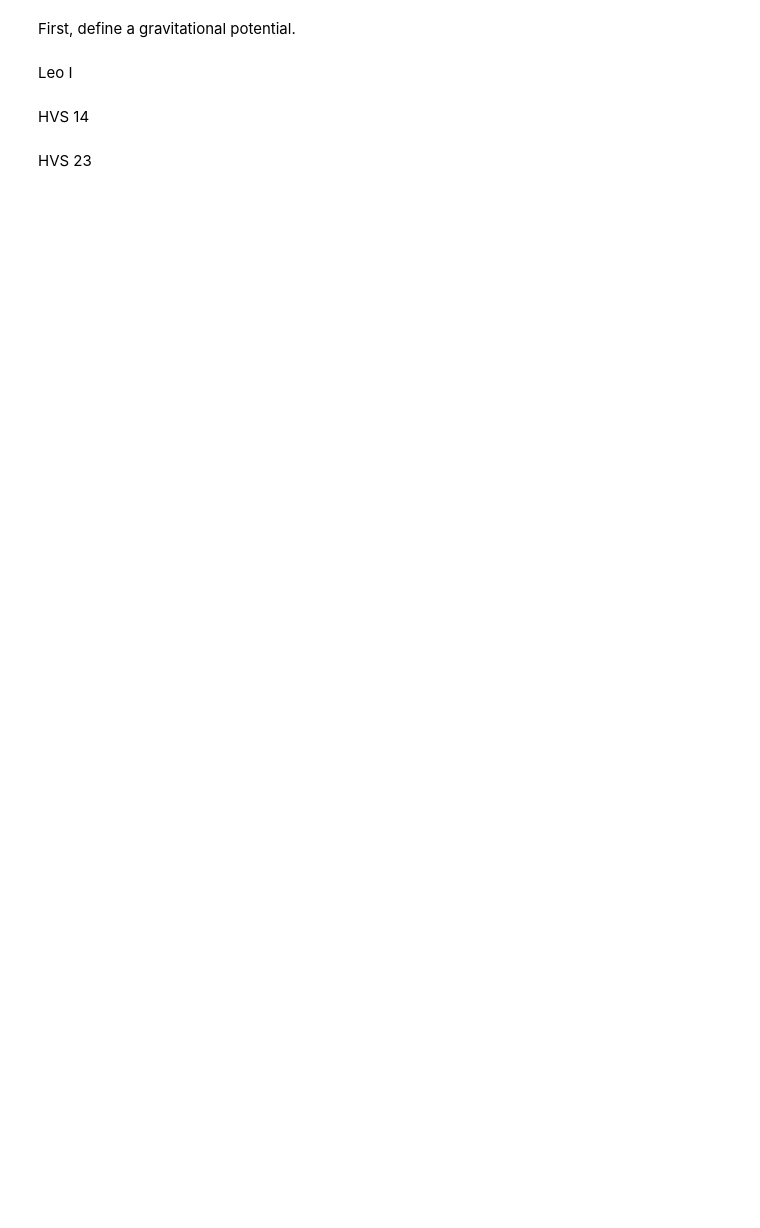
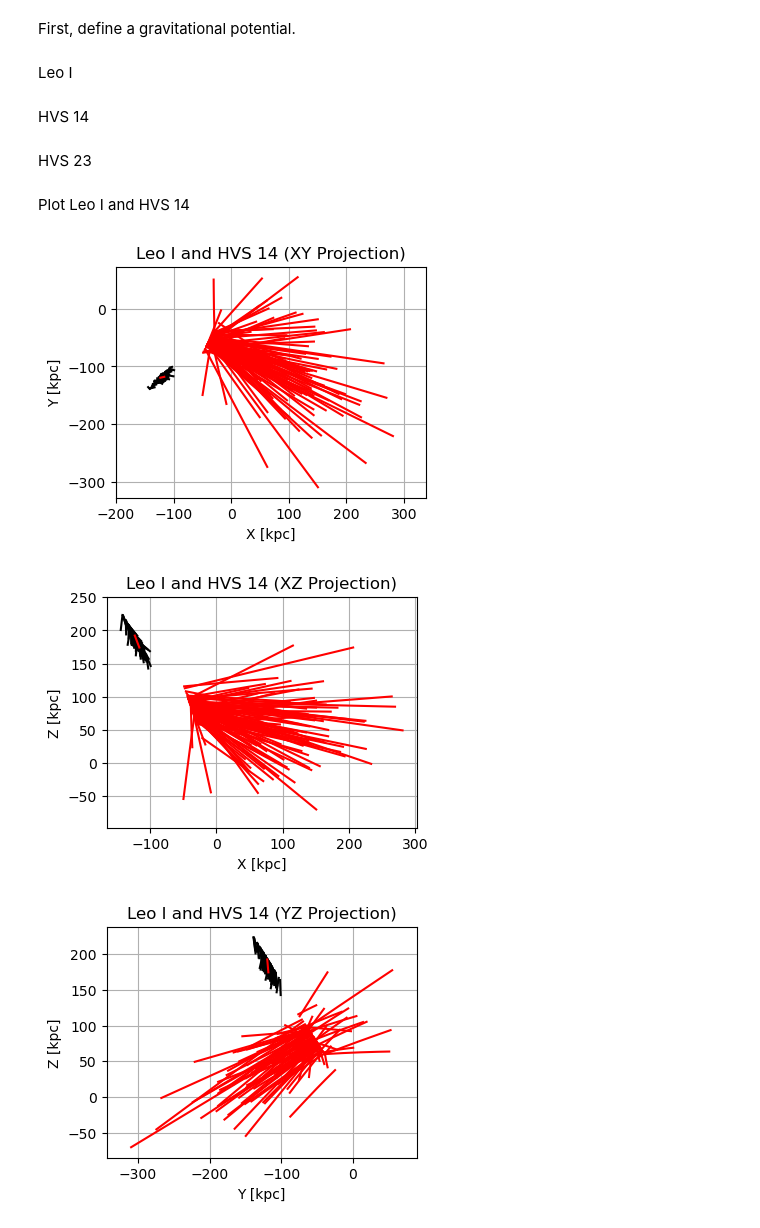
Before and after one commit to HaydenTedrake/HPV_project, a Jupyter notebook: LeoI.ipynb, the cells around one changed output. Drawn from its saved outputs; the diff is of its cells as text; code cells hidden in the pictures; blank space fills up the shorter version.

Commit message:
finished plots

```diff
--- a/LeoI.ipynb
+++ b/LeoI.ipynb
@@ -42,7 +42,7 @@ dwarf = coord.SkyCoord(
 dwarf_GC = dwarf.transform_to(coord.Galactocentric)
 
 dwarf_ics = gd.PhaseSpacePosition(pos=dwarf_GC.cartesian.xyz, vel=dwarf_GC.velocity.d_xyz)
-dwarf_orbit = pot.integrate_orbit(dwarf_ics, dt=-0.1*u.Myr, n_steps=10000) # 1 Gyr
+dwarf_orbit = pot.integrate_orbit(dwarf_ics, dt=-0.1*u.Myr, n_steps=1000) # 100 Myr
 
 n_samples = 100
 dwarf_ra_samples = np.random.normal(dict['ra'], dict['e_ra'], n_samples)
@@ -68,7 +68,7 @@ for ra, dec, dist, pmra, pmdec, rv in zip(dwarf_ra_samples, dwarf_dec_samples, d
 dwarf_orbits = []
 dwarf_orbits.append(dwarf_orbit)
 for ics in dwarf_ics_list:
-    orbit = pot.integrate_orbit(ics, dt=-0.1*u.Myr, n_steps=10000)
+    orbit = pot.integrate_orbit(ics, dt=-0.1*u.Myr, n_steps=1000)
     dwarf_orbits.append(orbit)
 # %% [markdown]
 HVS 14
@@ -99,7 +99,7 @@ hvs14 = coord.SkyCoord(
 hvs14_GC = dwarf.transform_to(coord.Galactocentric)
 
 hvs14_ics = gd.PhaseSpacePosition(pos=hvs14_GC.cartesian.xyz, vel=hvs14_GC.velocity.d_xyz)
-hvs14_orbit = pot.integrate_orbit(hvs14_ics, dt=-0.1*u.Myr, n_steps=10000) # 1 Gyr
+hvs14_orbit = pot.integrate_orbit(hvs14_ics, dt=-0.1*u.Myr, n_steps=1000) # 100 Myr
 
 hvs14_ra_samples = np.random.normal(dict14['ra'], dict14['e_ra'], n_samples)
 hvs14_dec_samples = np.random.normal(dict14['dec'], dict14['e_dec'], n_samples)
@@ -124,7 +124,7 @@ for ra, dec, dist, pmra, pmdec, rv in zip(hvs14_ra_samples, hvs14_dec_samples, h
 hvs14_orbits = []
 hvs14_orbits.append(hvs14_orbit)
 for ics in hvs14_ics_list:
-    orbit = pot.integrate_orbit(ics, dt=-0.1*u.Myr, n_steps=10000)
+    orbit = pot.integrate_orbit(ics, dt=-0.1*u.Myr, n_steps=1000)
     hvs14_orbits.append(orbit)
 # %% [markdown]
 HVS 23
@@ -155,7 +155,7 @@ hvs23 = coord.SkyCoord(
 hvs23_GC = dwarf.transform_to(coord.Galactocentric)
 
 hvs23_ics = gd.PhaseSpacePosition(pos=hvs23_GC.cartesian.xyz, vel=hvs23_GC.velocity.d_xyz)
-hvs23_orbit = pot.integrate_orbit(hvs23_ics, dt=-0.1*u.Myr, n_steps=10000) # 1 Gyr
+hvs23_orbit = pot.integrate_orbit(hvs23_ics, dt=-0.1*u.Myr, n_steps=1000) # 100 Myr
 
 hvs23_ra_samples = np.random.normal(dict23['ra'], dict23['e_ra'], n_samples)
 hvs23_dec_samples = np.random.normal(dict23['dec'], dict23['e_dec'], n_samples)
@@ -180,5 +180,62 @@ for ra, dec, dist, pmra, pmdec, rv in zip(hvs23_ra_samples, hvs23_dec_samples, h
 hvs23_orbits = []
 hvs23_orbits.append(hvs14_orbit)
 for ics in hvs23_ics_list:
-    orbit = pot.integrate_orbit(ics, dt=-0.1*u.Myr, n_steps=10000)
+    orbit = pot.integrate_orbit(ics, dt=-0.1*u.Myr, n_steps=1000)
     hvs23_orbits.append(orbit)
+# %% [markdown]
+Plot Leo I and HVS 14
+# %%
+plt.figure(figsize=(4, 3))
+
+for orbit in dwarf_orbits:
+    pos = orbit.pos.xyz.value
+    plt.plot(pos[0], pos[1], color='black')
+
+for orbit in hvs14_orbits:
+    pos = orbit.pos.xyz.value
+    plt.plot(pos[0], pos[1], color='red')
+
+plt.xlabel('X [kpc]')
+plt.ylabel('Y [kpc]')
+plt.title('Leo I and HVS 14 (XY Projection)')
+plt.axis('equal')
+plt.grid(True)
+plt.show()
+
+plt.figure(figsize=(4, 3))
+
+for orbit in dwarf_orbits:
+    pos = orbit.pos.xyz.value
+    plt.plot(pos[0], pos[2], color='black')
+
+for orbit in hvs14_orbits:
+    pos = orbit.pos.xyz.value
+    plt.plot(pos[0], pos[2], color='red')
+
+plt.xlabel('X [kpc]')
+plt.ylabel('Z [kpc]')
+plt.title('Leo I and HVS 14 (XZ Projection)')
+plt.axis('equal')
+plt.grid(True)
+plt.show()
+
+plt.figure(figsize=(4, 3))
+
+for orbit in dwarf_orbits:
+    pos = orbit.pos.xyz.value
+    plt.plot(pos[1], pos[2], color='black')
+
+for orbit in hvs14_orbits:
+    pos = orbit.pos.xyz.value
+    plt.plot(pos[1], pos[2], color='red')
+
+plt.xlabel('Y [kpc]')
+plt.ylabel('Z [kpc]')
+plt.title('Leo I and HVS 14 (YZ Projection)')
+plt.axis('equal')
+plt.grid(True)
+plt.show()
+# %% [output]
+[figure, added]
+[figure, added]
+[figure, added]
```
Also changed, not shown: parts of 2 cells of this notebook, 1 other file.
